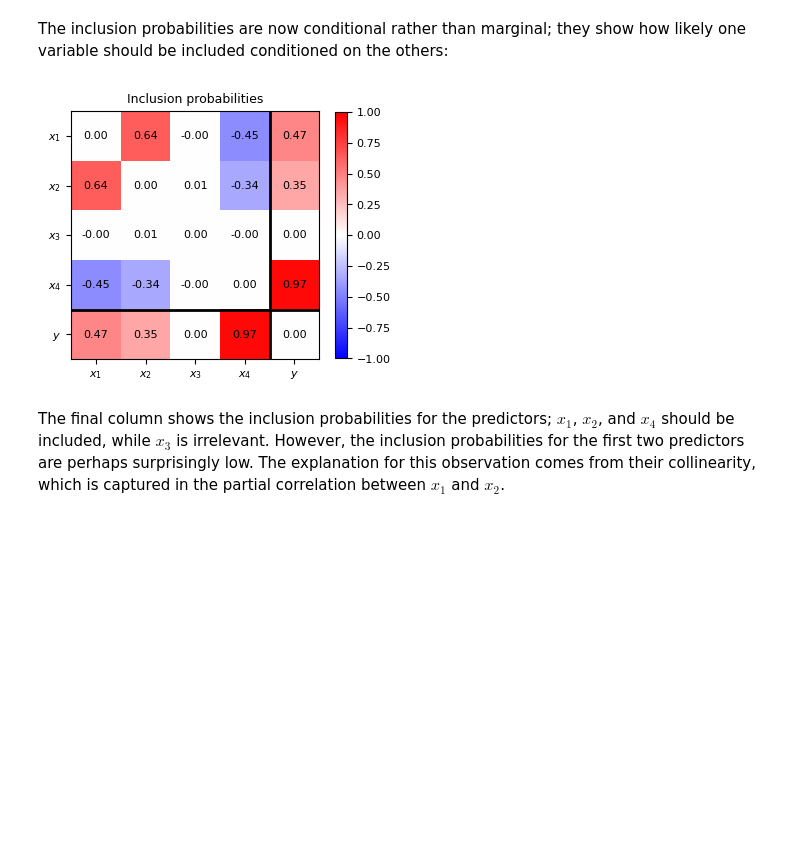
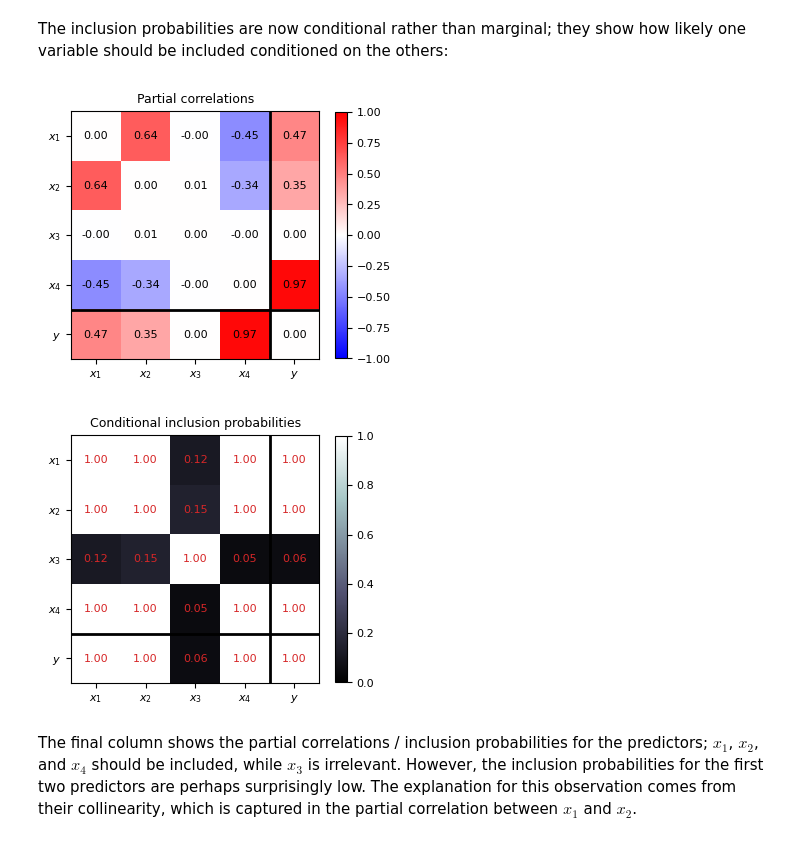
Before and after one commit to UncertaintyInComplexSystems/bamojax, a Jupyter notebook: bamojax/examples/model_search/collinearity_and_GGMs.ipynb, the cells around one changed output. Drawn from its saved outputs; the diff is of its cells as text; code cells hidden in the pictures; blank space fills up the shorter version.

```diff
--- a/bamojax/examples/model_search/collinearity_and_GGMs.ipynb
+++ b/bamojax/examples/model_search/collinearity_and_GGMs.ipynb
@@ -418,34 +444,55 @@ def precision2partial(K):
     """Convert precision matrix to partial correlation matrix."""
     D = jnp.diag(1.0 / jnp.sqrt(jnp.diag(K)))
     return -D @ K @ D + jnp.eye(K.shape[0])
 
 #
 
 Gs = result['states']['G']
 Ks = result['states']['K']
 Rs = jax.vmap(precision2partial)(Ks)
 
 
 R_exp = Rs.mean(axis=0)
 plt.figure(figsize=(4, 4))
 fig = plt.gcf()
 ax = plt.gca()
 pos = ax.imshow(R_exp, vmin=-1.0, vmax=1.0, cmap=plt.get_cmap('bwr'))
 cbar = fig.colorbar(pos, ax=ax, shrink=0.8)
 cbar.ax.tick_params(labelsize=8)
 ax.set_xticks(jnp.arange(p))
 ax.set_xticklabels([fr'$x_{i+1}$' for i in range(p-1)] + [r'$y$'], fontsize=8)
 ax.set_yticks(jnp.arange(p))
 ax.set_yticklabels([fr'$x_{i+1}$' for i in range(p-1)] + [r'$y$'], fontsize=8);
 ax.axvline(x=p-1.5, ls='-', lw=2, color='k')
 ax.axhline(y=p-1.5, ls='-', lw=2, color='k')
 
 for i in range(p):
     for j in range(p):
         ax.text(i, j, f'{R_exp[i, j]:0.2f}', ha='center', va='center', fontsize=8)
 
-ax.set_title('Inclusion probabilities', fontsize=9);
+ax.set_title('Partial correlations', fontsize=9);
+
+G_exp = Gs.mean(axis=0)
+plt.figure(figsize=(4, 4))
+fig = plt.gcf()
+ax = plt.gca()
+pos = ax.imshow(G_exp, vmin=0.0, vmax=1.0, cmap=plt.get_cmap('bone'))
+cbar = fig.colorbar(pos, ax=ax, shrink=0.8)
+cbar.ax.tick_params(labelsize=8)
+ax.set_xticks(jnp.arange(p))
+ax.set_xticklabels([fr'$x_{i+1}$' for i in range(p-1)] + [r'$y$'], fontsize=8)
+ax.set_yticks(jnp.arange(p))
+ax.set_yticklabels([fr'$x_{i+1}$' for i in range(p-1)] + [r'$y$'], fontsize=8);
+ax.axvline(x=p-1.5, ls='-', lw=2, color='k')
+ax.axhline(y=p-1.5, ls='-', lw=2, color='k')
+
+for i in range(p):
+    for j in range(p):
+        ax.text(i, j, f'{G_exp[i, j]:0.2f}', ha='center', va='center', fontsize=8, color='tab:red')
+
+ax.set_title('Conditional inclusion probabilities', fontsize=9);
 # %% [output]
-[figure, old version]
+[figure, new version]
+[figure, added]
 # %% [markdown]
-The final column shows the inclusion probabilities for the predictors; $x_1$, $x_2$, and $x_4$ should be included, while $x_3$ is irrelevant. However, the inclusion probabilities for the first two predictors are perhaps surprisingly low. The explanation for this observation comes from their collinearity, which is captured in the partial correlation between $x_1$ and $x_2$.
+The final column shows the partial correlations / inclusion probabilities for the predictors; $x_1$, $x_2$, and $x_4$ should be included, while $x_3$ is irrelevant. However, the inclusion probabilities for the first two predictors are perhaps surprisingly low. The explanation for this observation comes from their collinearity, which is captured in the partial correlation between $x_1$ and $x_2$.
```
Also changed, not shown: parts of 8 cells of this notebook.
